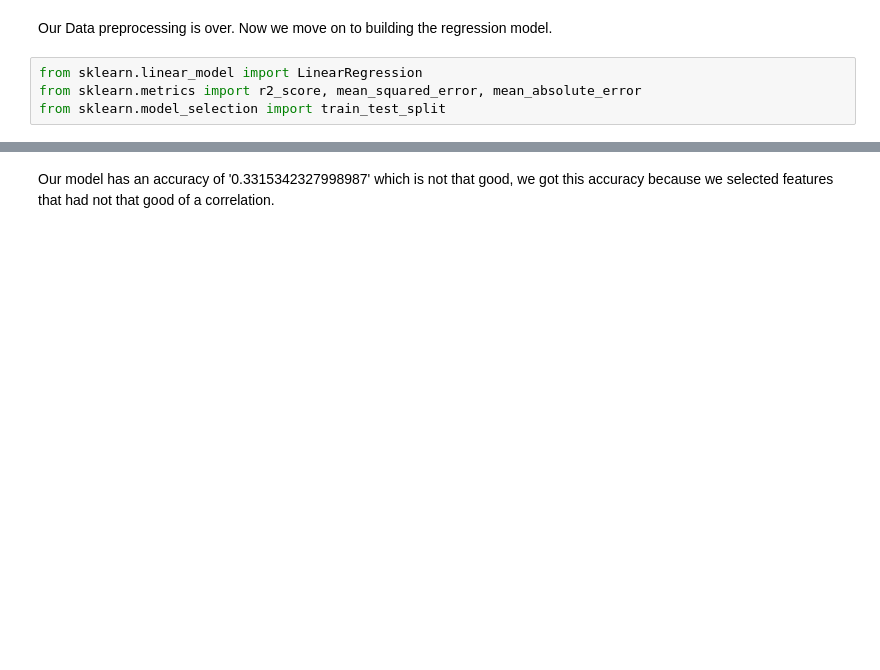
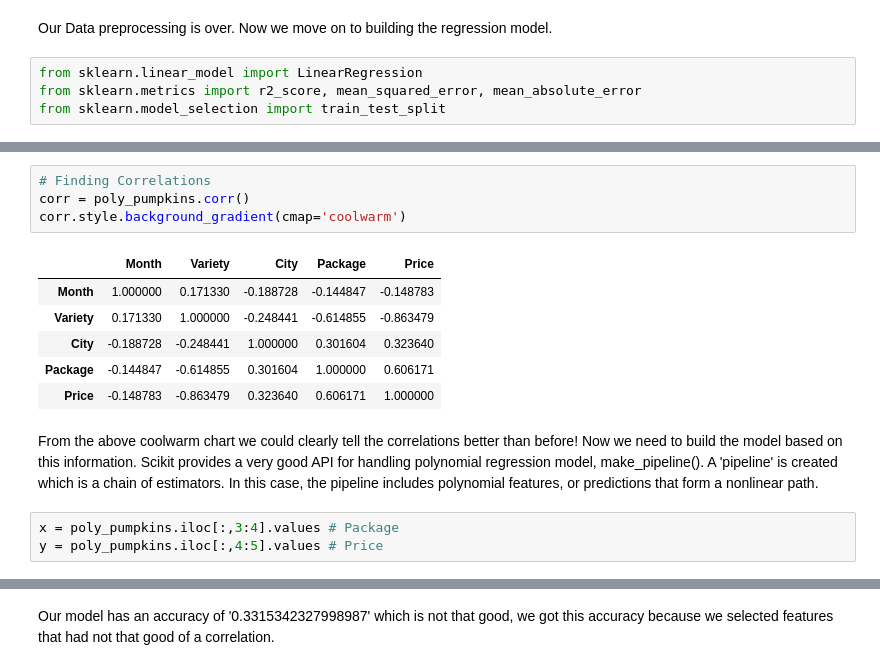
Before and after one commit to tionx3na/machine_learning, a Jupyter notebook: Regression/regression-3.ipynb, the cells around one changed output, grey strips where cells are left out. Saved outputs shown, nothing was run; the diff lists cells and outputs as text; blank space fills up the shorter version.

```diff
--- a/Regression/regression-3.ipynb
+++ b/Regression/regression-3.ipynb
@@ -142,0 +128,16 @@ from sklearn.model_selection import train_test_split
+# %%
+# Finding Correlations
+corr = poly_pumpkins.corr()
+corr.style.background_gradient(cmap='coolwarm')
+# %% [output]
+|  | Month | Variety | City | Package | Price |
+| Month | 1.000000 | 0.171330 | -0.188728 | -0.144847 | -0.148783 |
+| Variety | 0.171330 | 1.000000 | -0.248441 | -0.614855 | -0.863479 |
+| City | -0.188728 | -0.248441 | 1.000000 | 0.301604 | 0.323640 |
+| Package | -0.144847 | -0.614855 | 0.301604 | 1.000000 | 0.606171 |
+| Price | -0.148783 | -0.863479 | 0.323640 | 0.606171 | 1.000000 |
+# %% [markdown]
+From the above coolwarm chart we could clearly tell the correlations better than before! Now we need to build the model based on this information. Scikit provides a very good API for handling polynomial regression model, make_pipeline(). A 'pipeline' is created which is a chain of estimators. In this case, the pipeline includes polynomial features, or predictions that form a nonlinear path.
+# %%
+x = poly_pumpkins.iloc[:,3:4].values # Package
+y = poly_pumpkins.iloc[:,4:5].values # Price
```
Also changed, not shown: parts of 15 cells of this notebook.
